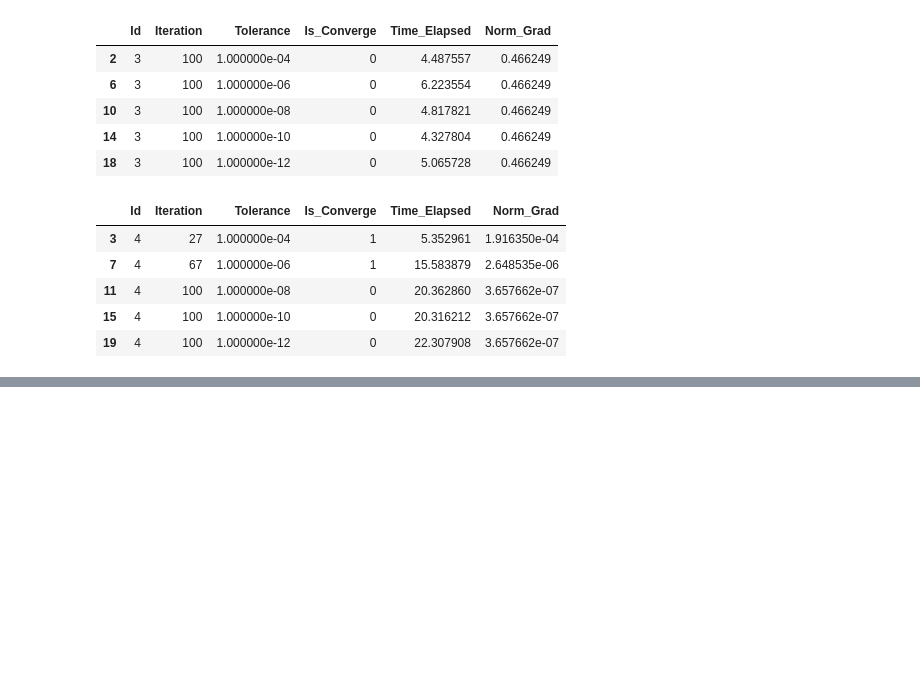
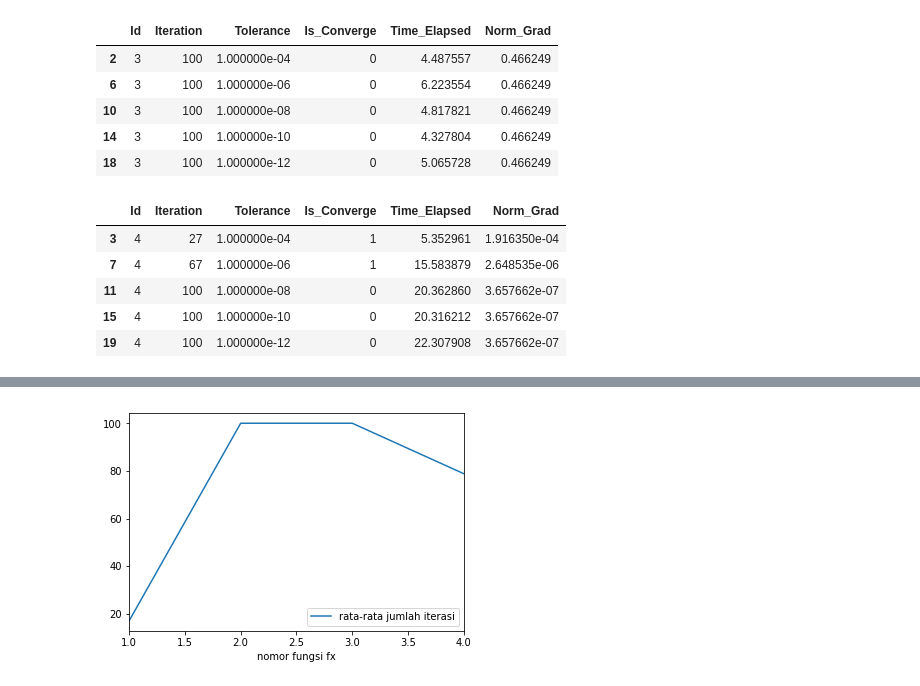
Before and after one commit to M46F/t3_anum, a Jupyter notebook: 1c/Laporan_Anum.ipynb, the cells around one changed output, grey strips where cells are left out. Cells and saved outputs as stored; diff of their text form; code cells hidden in the pictures; blank space fills up the shorter version.

```diff
--- a/1c/Laporan_Anum.ipynb
+++ b/1c/Laporan_Anum.ipynb
@@ -42,0 +112,8 @@ no_4
+# %%
+dict_rata2 = {'nomor fungsi fx':[1,2,3,4], 'rata-rata jumlah iterasi':[]}
+for i in range(1,5):
+    dict_rata2['rata-rata jumlah iterasi'].append(res[res['nomor fungsi fx'] == i].mean()['jumlah iterasi'])
+pd.DataFrame(dict_rata2).plot(x='nomor fungsi fx')
+plt.show()
+# %% [output]
+[figure, added]
```
Also changed, not shown: parts of 10 cells of this notebook, 6 other files.
